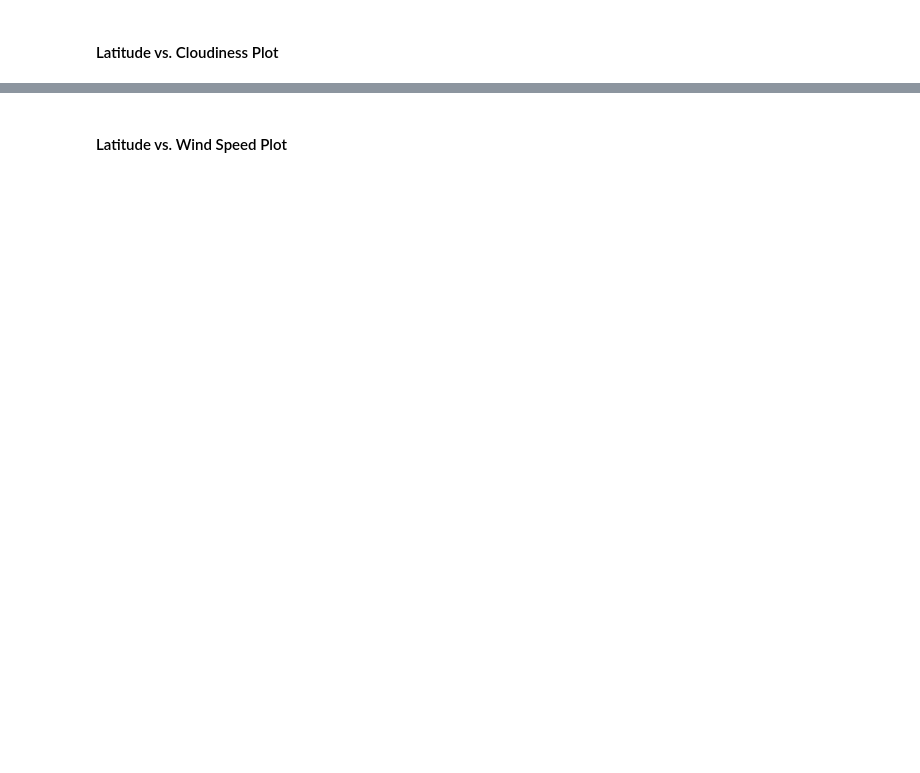
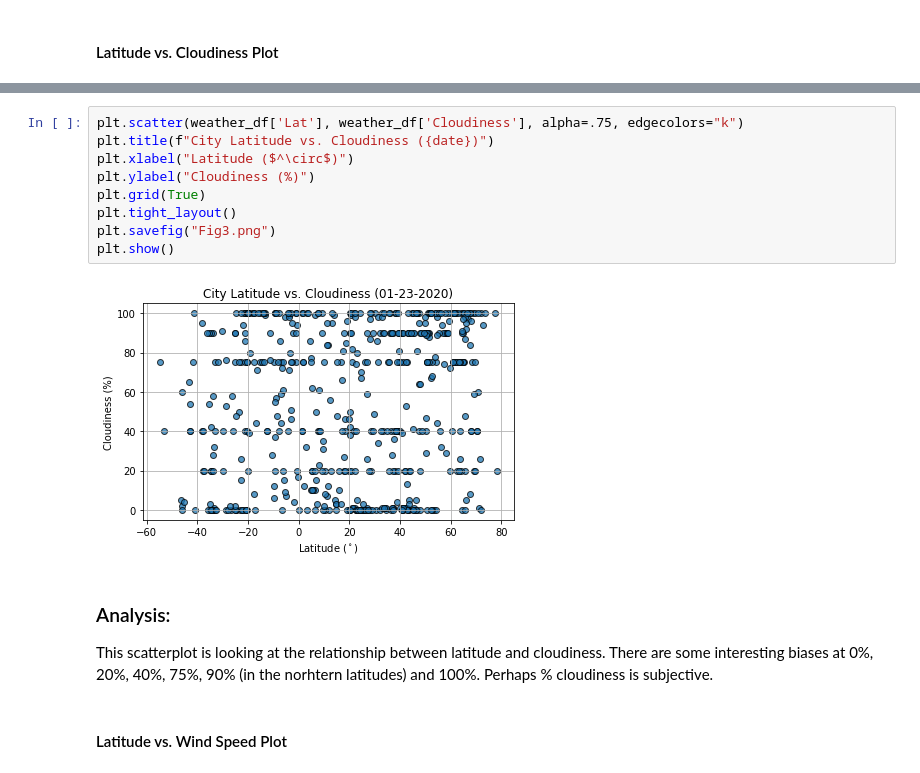
Before and after one commit to 4Reference/Python-API-challenge, a Jupyter notebook: WeatherPy/WeatherPy.ipynb, the cells around one changed output, grey strips where cells are left out. Cells and saved outputs as stored; diff of their text form; blank space fills up the shorter version.

```diff
--- a/WeatherPy/WeatherPy.ipynb
+++ b/WeatherPy/WeatherPy.ipynb
@@ -166,2 +271,16 @@ dtype: int64
+# %%
+plt.scatter(weather_df['Lat'], weather_df['Cloudiness'], alpha=.75, edgecolors="k")
+plt.title(f"City Latitude vs. Cloudiness ({date})")
+plt.xlabel("Latitude ($^\circ$)")
+plt.ylabel("Cloudiness (%)")
+plt.grid(True)
+plt.tight_layout()
+plt.savefig("Fig3.png")
+plt.show()
+# %% [output]
+[figure, added]
+# %% [markdown]
+### Analysis:
+This scatterplot is looking at the relationship between latitude and cloudiness. There are some interesting biases at 0%, 20%, 40%, 75%, 90% (in the norhtern latitudes) and 100%. Perhaps % cloudiness is subjective.
 # %% [markdown]
 #### Latitude vs. Wind Speed Plot
```
Also changed, not shown: parts of 45 cells of this notebook, 5 other files.
